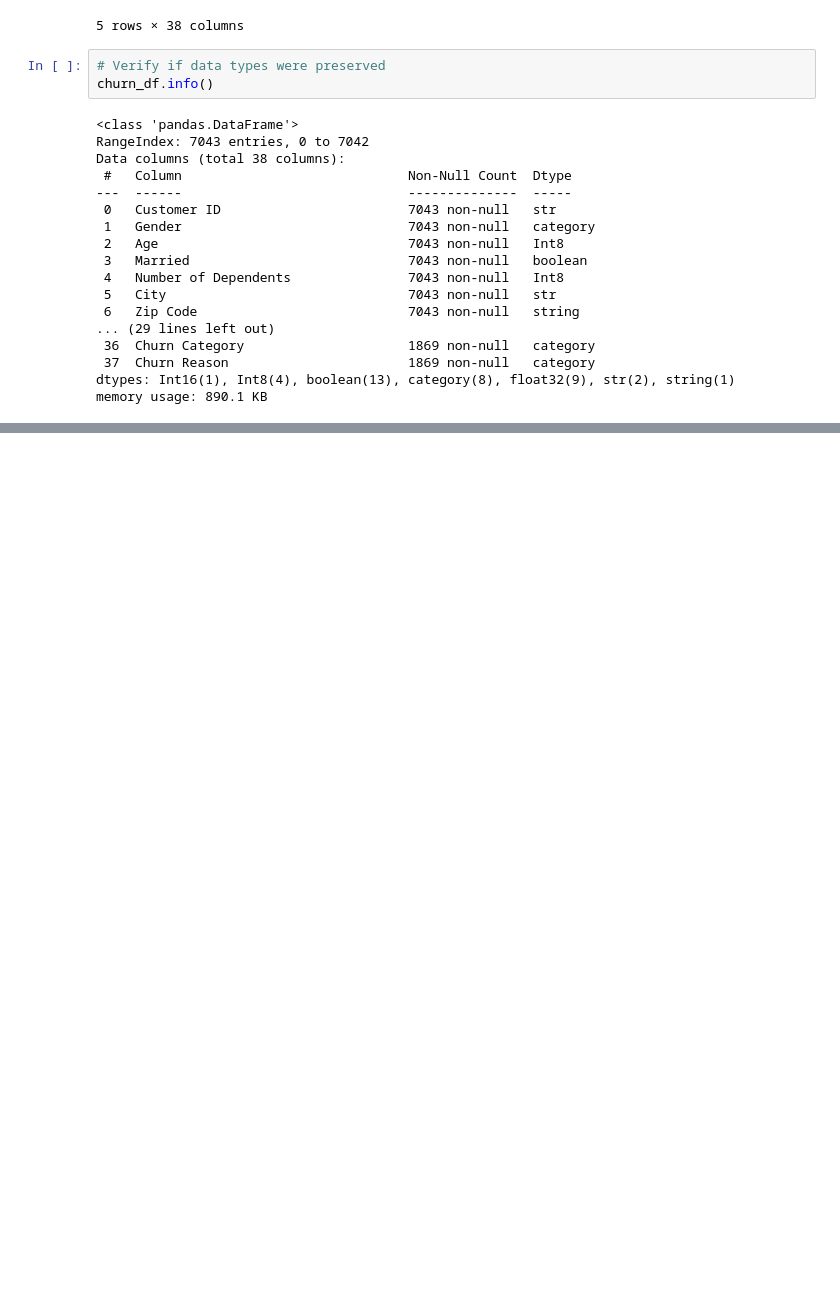
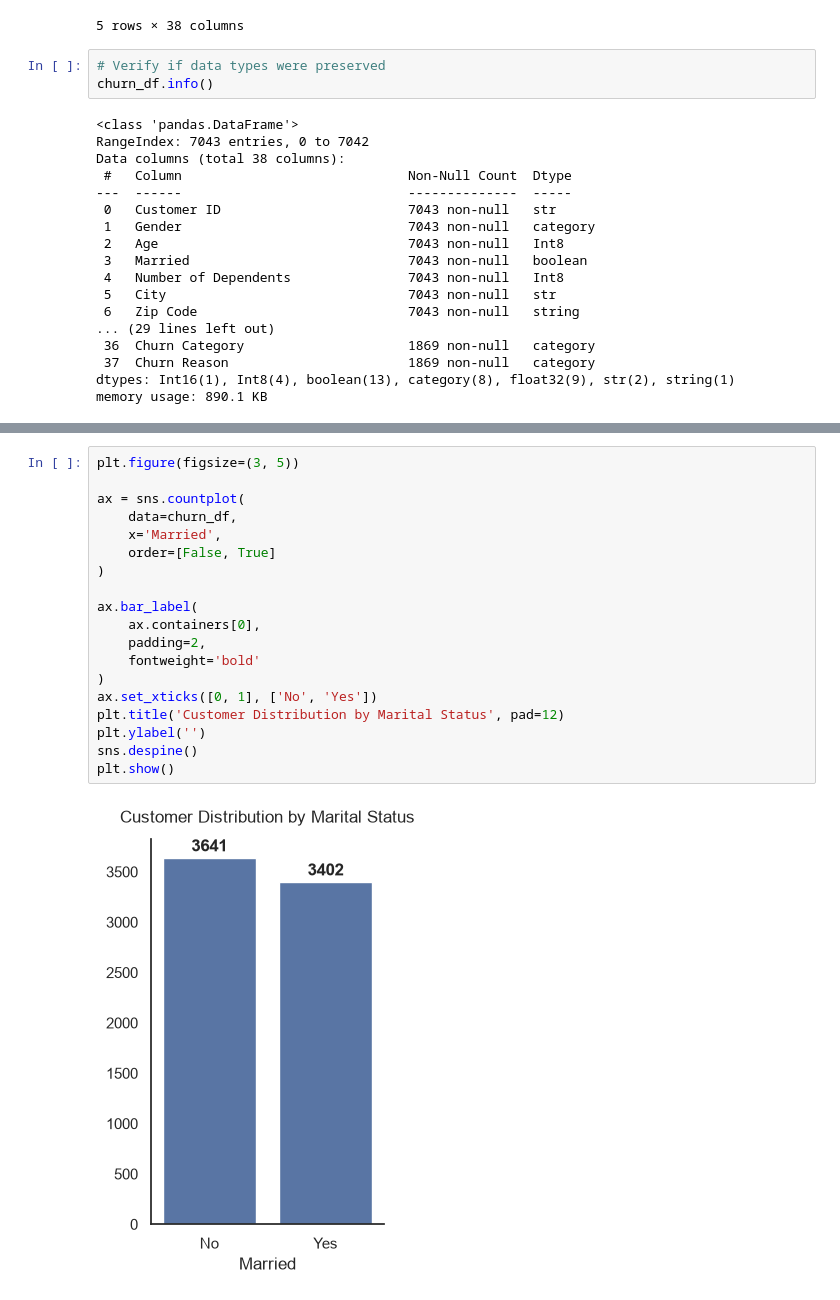
Before and after one commit to pendergataxel/telecom-customer-churn-analysis, a Jupyter notebook: notebooks/02_univariate_analysis.ipynb, the cells around one changed output, grey strips where cells are left out. Saved outputs shown, nothing was run; the diff lists cells and outputs as text; blank space fills up the shorter version.

```diff
--- a/notebooks/02_univariate_analysis.ipynb
+++ b/notebooks/02_univariate_analysis.ipynb
@@ -54,0 +188,21 @@ memory usage: 890.1 KB
+# %%
+plt.figure(figsize=(3, 5))
+
+ax = sns.countplot(
+    data=churn_df,
+    x='Married',
+    order=[False, True]
+)
+
+ax.bar_label(
+    ax.containers[0],
+    padding=2,
+    fontweight='bold'
+)
+ax.set_xticks([0, 1], ['No', 'Yes'])
+plt.title('Customer Distribution by Marital Status', pad=12)
+plt.ylabel('')
+sns.despine()
+plt.show()
+# %% [output]
+[figure, added]
```
Also changed, not shown: parts of 21 cells of this notebook.
